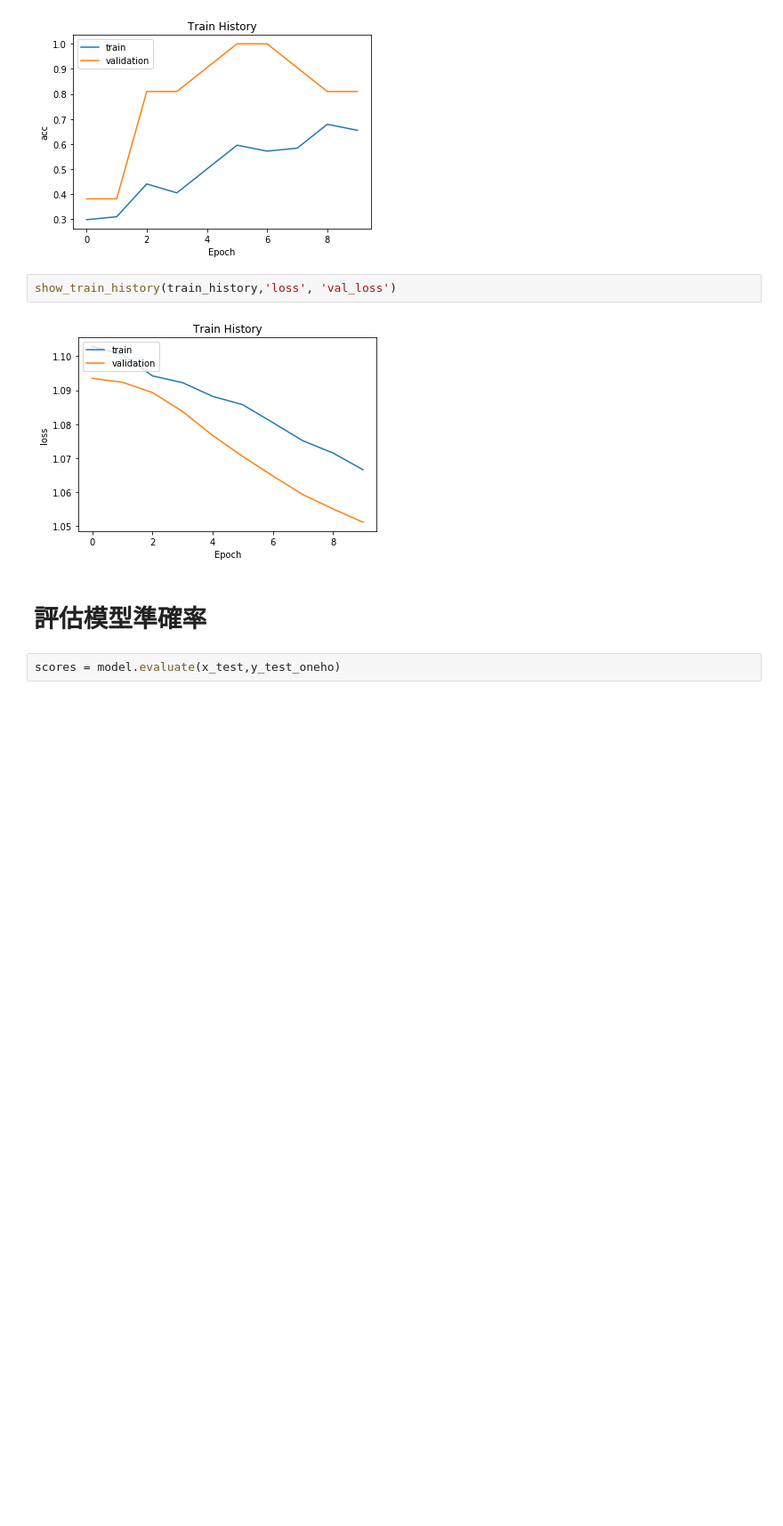
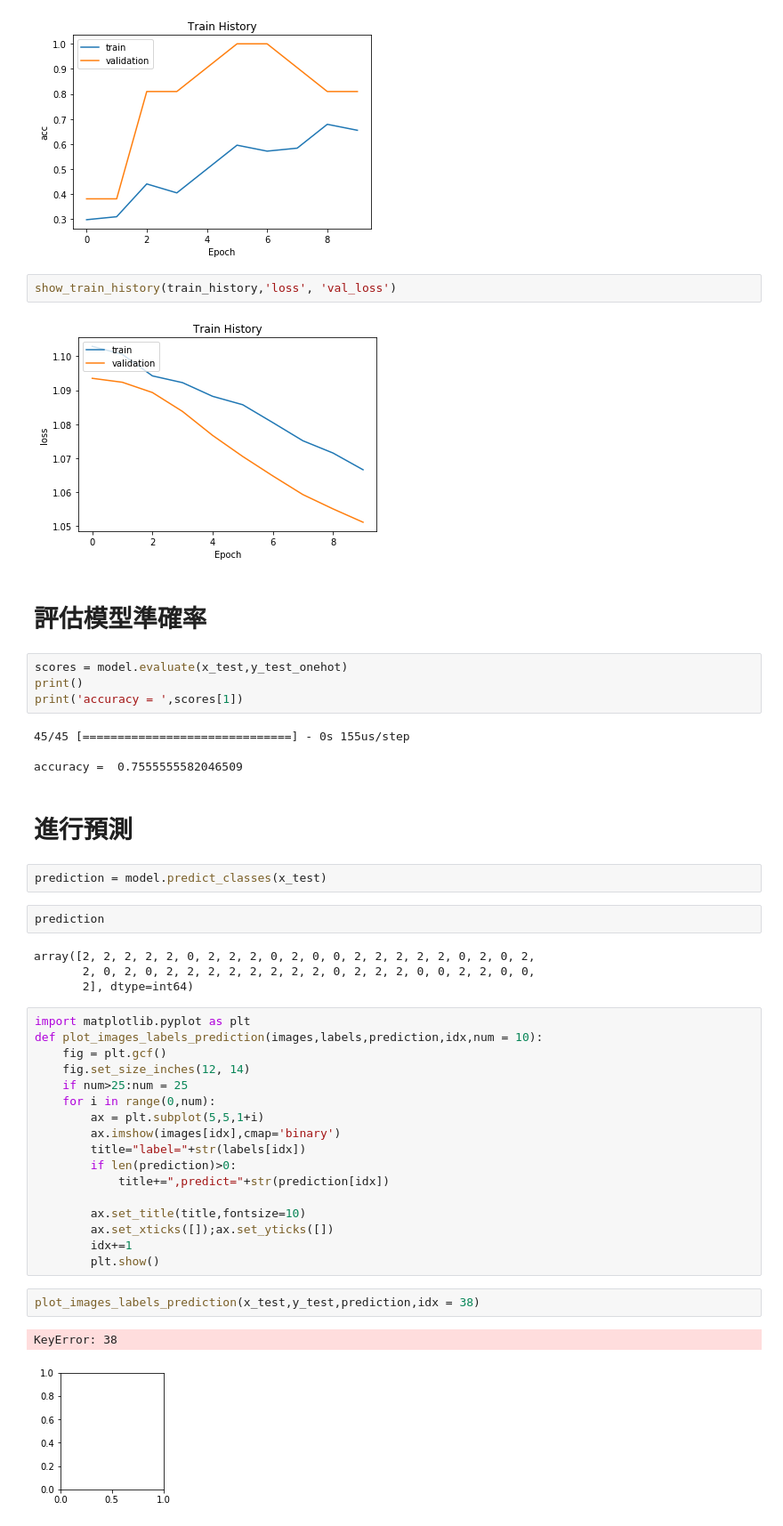
Before and after one commit to 3A632016/DL_HW05, a Jupyter notebook: 第七周作業.ipynb, the cells around one changed output. Shown at 89% size. Cells and saved outputs as stored; diff of their text form; blank space fills up the shorter version.

Commit message:
進行預測

```diff
--- a/第七周作業.ipynb
+++ b/第七周作業.ipynb
@@ -222,4 +222,42 @@ show_train_history(train_history,'loss', 'val_loss')
 # %% [markdown]
 # 評估模型準確率
 # %%
-scores = model.evaluate(x_test,y_test_oneho)
+scores = model.evaluate(x_test,y_test_onehot)
+print()
+print('accuracy = ',scores[1])
+# %% [output]
+45/45 [==============================] - 0s 155us/step
+
+accuracy =  0.7555555582046509
+# %% [markdown]
+# 進行預測
+# %%
+prediction = model.predict_classes(x_test)
+# %%
+prediction
+# %% [output]
+array([2, 2, 2, 2, 2, 0, 2, 2, 2, 0, 2, 0, 0, 2, 2, 2, 2, 2, 0, 2, 0, 2,
+       2, 0, 2, 0, 2, 2, 2, 2, 2, 2, 2, 2, 0, 2, 2, 2, 0, 0, 2, 2, 0, 0,
+       2], dtype=int64)
+# %%
+import matplotlib.pyplot as plt
+def plot_images_labels_prediction(images,labels,prediction,idx,num = 10):
+    fig = plt.gcf()
+    fig.set_size_inches(12, 14)
+    if num>25:num = 25
+    for i in range(0,num):
+        ax = plt.subplot(5,5,1+i)
+        ax.imshow(images[idx],cmap='binary')
+        title="label="+str(labels[idx])
+        if len(prediction)>0:
+            title+=",predict="+str(prediction[idx])
+
+        ax.set_title(title,fontsize=10)
+        ax.set_xticks([]);ax.set_yticks([])
+        idx+=1
+        plt.show()
+# %%
+plot_images_labels_prediction(x_test,y_test,prediction,idx = 38)
+# %% [output]
+KeyError: 38
+[figure, added]
```
